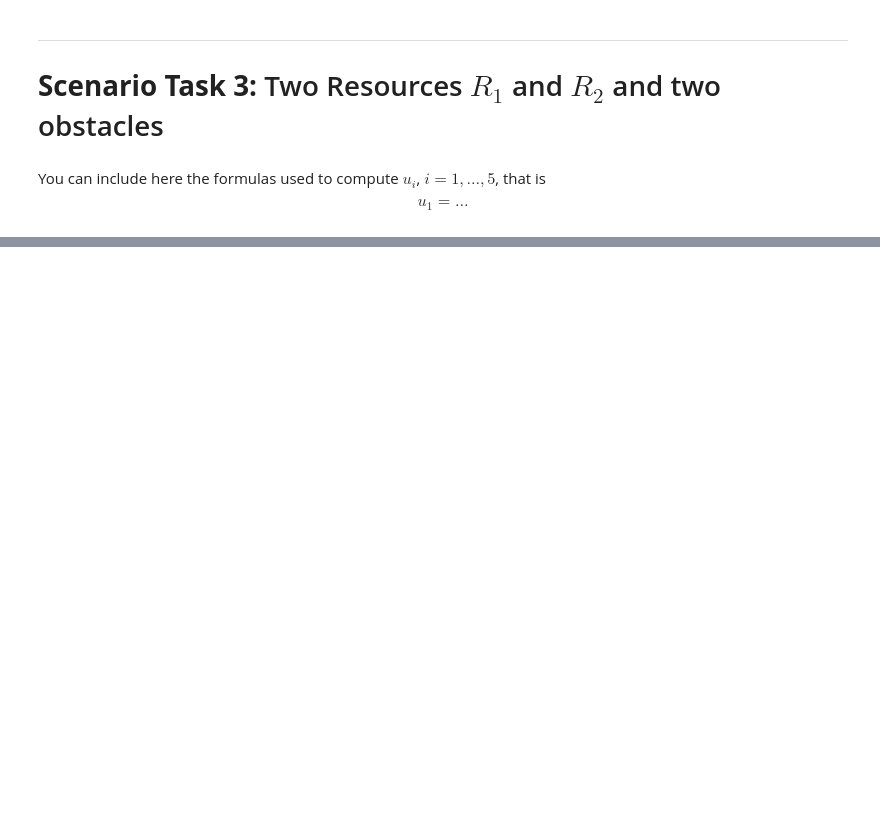
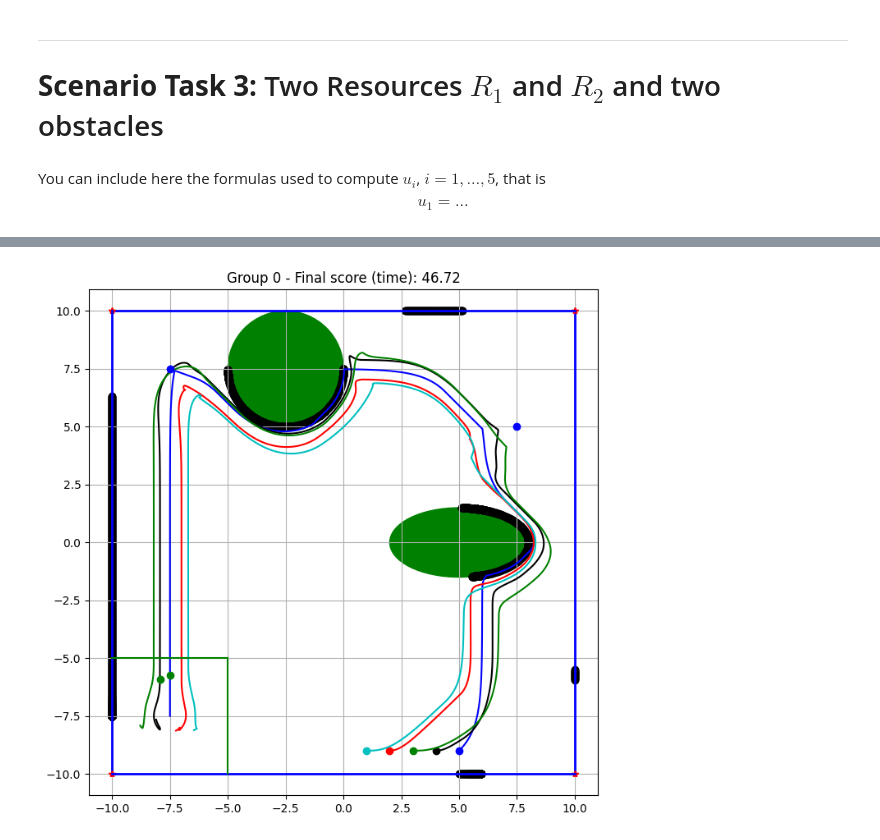
Before and after one commit to Jose-PCarvalho/CSR, a Jupyter notebook: competition_validation/solution_validation.ipynb, the cells around one changed output, grey strips where cells are left out. Drawn from its saved outputs; the diff is of its cells as text; code cells hidden in the pictures; blank space fills up the shorter version.

```diff
--- a/competition_validation/solution_validation.ipynb
+++ b/competition_validation/solution_validation.ipynb
@@ -474,3 +365,17 @@ from IPython.display import HTML
 HTML(anim.to_html5_video())
 # %% [output]
 [interactive output not drawn]
+# %%
+with open('CSR/competition_validation/cfg/mission_hard.yaml', 'r') as file:
+    cfg_data = yaml.safe_load(file)
+sim = Simulation(cfg_data)
+
+for i in range(0, sim.t_signal.shape[0] - 1):
+
+    if sim.t_signal[i] % 5 == 0:
+        print("Time: t =", sim.t_signal[i])
+
+    xij, ang = sim.get_relative_positions()
+    u_control1, u_control2, u_control3, u_control4, u_control5 = my_swarm_control_law(sim.state_dict, ang, xij)
+    u = [u_control1, u_control2, u_control3, u_control4, u_control5]
+    sim.step(u)
@@ -476,0 +403,71 @@ HTML(anim.to_html5_video())
+# %%
+# Plot commands
+%matplotlib inline
+#%matplotlib notebook
+
+import matplotlib.pyplot as plt
+
+# fig, ax = plt.subplots(figsize=(18,18))
+fig, ax = plt.subplots(figsize=(8, 8))
+
+# plt.figure(figsize=(1,1))
+ax.axis('equal')
+xdim, ydim = 10, 10
+plt.xlim(-xdim - 1, xdim + 1)
+plt.ylim(-ydim - 1, ydim + 1)
+plt.grid()
+
+# Plots walls and obstacles
+sim.world.plot()
+
+pt1, = plt.plot([], [], 'b.', ms=20)
+pt2, = plt.plot([], [], 'k.', ms=20)
+pt3, = plt.plot([], [], 'g.', ms=20)
+pt4, = plt.plot([], [], 'r.', ms=20)
+pt5, = plt.plot([], [], 'c.', ms=20)
+plt.plot(sim.x_signal[0, 0, 0], sim.x_signal[0, 1, 0], marker='o', color='b')
+plt.plot(sim.x_signal[1, 0, 0], sim.x_signal[1, 1, 0], marker='o', color='k')
+plt.plot(sim.x_signal[2, 0, 0], sim.x_signal[2, 1, 0], marker='o', color='g')
+plt.plot(sim.x_signal[3, 0, 0], sim.x_signal[3, 1, 0], marker='o', color='r')
+plt.plot(sim.x_signal[4, 0, 0], sim.x_signal[4, 1, 0], marker='o', color='c')
+
+line1, = plt.plot(sim.x_signal[0, 0, :], sim.x_signal[0, 1, :], label='$x_1(t)$', color='b')
+points_lidar = plt.scatter(sim.cpx[0], sim.cpy[0], label='$cpx_1(t)$', marker='o', color='k')
+line2, = plt.plot(sim.x_signal[1, 0, :], sim.x_signal[1, 1, :], label='$x_2(t)$', color='k')
+line3, = plt.plot(sim.x_signal[2, 0, :], sim.x_signal[2, 1, :], label='$x_3(t)$', color='g')
+line4, = plt.plot(sim.x_signal[3, 0, :], sim.x_signal[3, 1, :], label='$x_4(t)$', color='r')
+line5, = plt.plot(sim.x_signal[4, 0, :], sim.x_signal[4, 1, :], label='$x_5(t)$', color='c')
+plt.plot((-10, -5), (-5, -5), color='g')
+plt.plot((-5, -5), (-5, -10), color='g')
+plt.title('Group ' + str(Gnumber) + ' - Final score (time): ' + str(max(sim.time_score[2], sim.time_score[3])));
+
+if sim.R_delivered[0] == False:
+    initial_resource1, = plt.plot(sim.initial_resource[0][0], sim.initial_resource[0][1], marker='o', color='r')
+else:
+    initial_resource1, = plt.plot(sim.initial_resource[0][0], sim.initial_resource[0][1], marker='o', color='b')
+    final_resource1, = plt.plot(sim.resource[0][0], sim.resource[0][1], marker='o', color='g')
+
+if sim.num_R == 2:
+    if sim.R_delivered[1] == False:
+        initial_resource2, = plt.plot(sim.initial_resource[1][0], sim.initial_resource[1][1], marker='o', color='r')
+    else:
+        initial_resource2, = plt.plot(sim.initial_resource[1][0], sim.initial_resource[1][1], marker='o', color='b')
+        final_resource2, = plt.plot(sim.resource[1][0], sim.resource[1][1], marker='o', color='g')
+
+plt.figure(figsize=(15, 5))
+plt.plot(sim.t_signal, sim.x_signal[0, 0, :], label='$x_1(t)$', color='b')
+plt.plot(sim.t_signal, sim.x_signal[0, 1, :], label='$x_1(t)$', color='b', linestyle='dashed')
+plt.plot(sim.t_signal, sim.x_signal[1, 0, :], label='$x_2(t)$', color='k')
+plt.plot(sim.t_signal, sim.x_signal[1, 1, :], label='$x_2(t)$', color='k', linestyle='dashed')
+plt.plot(sim.t_signal, sim.x_signal[2, 0, :], label='$x_3(t)$', color='g')
+plt.plot(sim.t_signal, sim.x_signal[2, 1, :], label='$x_3(t)$', color='g', linestyle='dashed')
+plt.plot(sim.t_signal, sim.x_signal[3, 0, :], label='$x_4(t)$', color='r')
+plt.plot(sim.t_signal, sim.x_signal[3, 1, :], label='$x_4(t)$', color='r', linestyle='dashed')
+plt.plot(sim.t_signal, sim.x_signal[4, 0, :], label='$x_5(t)$', color='c')
+plt.plot(sim.t_signal, sim.x_signal[4, 1, :], label='$x_5(t)$', color='c', linestyle='dashed')
+plt.xlabel('time $t$ [s]');
+plt.legend(loc='best')
+plt.grid()
+plt.title('Time evolution of the state of each drone');
+# %% [output]
+[figure, added]
```
Also changed, not shown: parts of 9 cells of this notebook, 2 other files.
